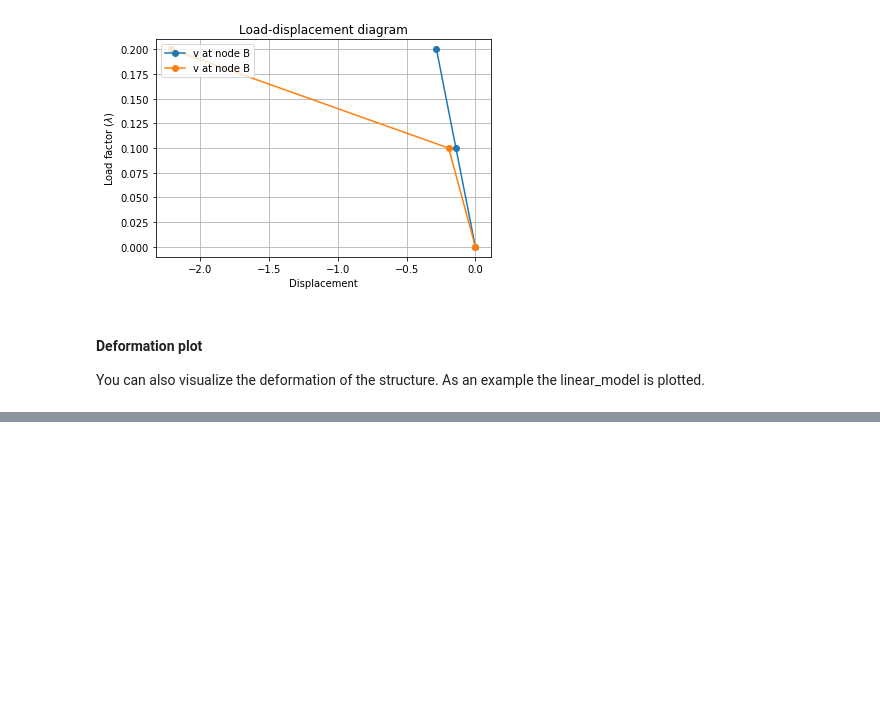
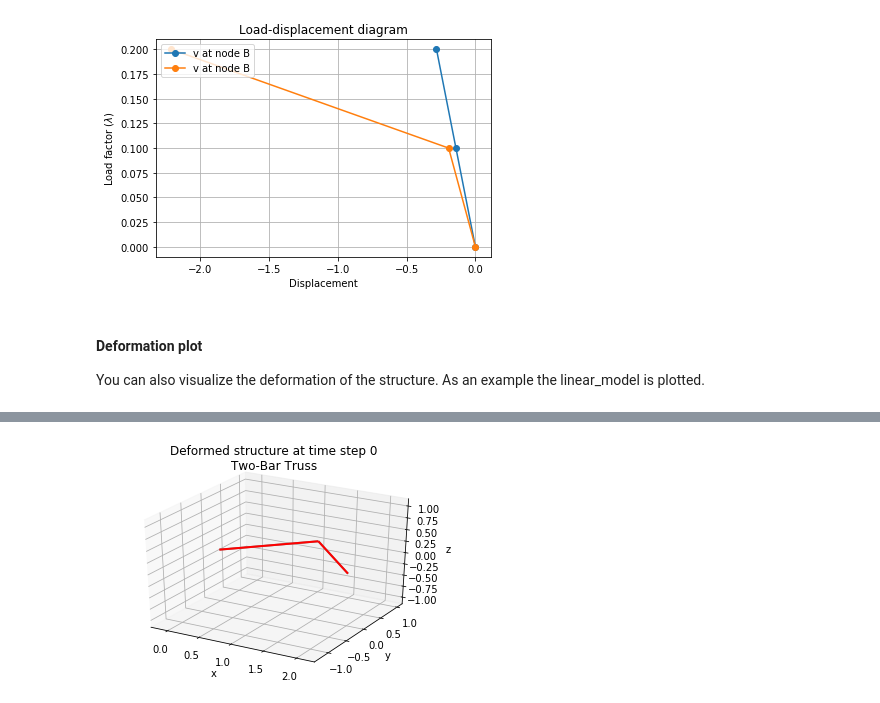
Before and after one commit to StatikTUM/nfem, a Jupyter notebook: user_manual/user_manual.ipynb, the cells around one changed output, grey strips where cells are left out. Saved outputs shown, nothing was run; the diff lists cells and outputs as text; code cells hidden in the pictures; blank space fills up the shorter version.

```diff
--- a/user_manual/user_manual.ipynb
+++ b/user_manual/user_manual.ipynb
@@ -186,0 +206,9 @@ show_history_animation(non_linear_model)
+# %%
+%matplotlib inline
+#ignore the line above
+
+# animated plot
+animation = Animation3D()
+animation.show(non_linear_model)
+# %% [output]
+[figure, added]
```
Also changed, not shown: parts of 5 cells of this notebook, 4 other files.
